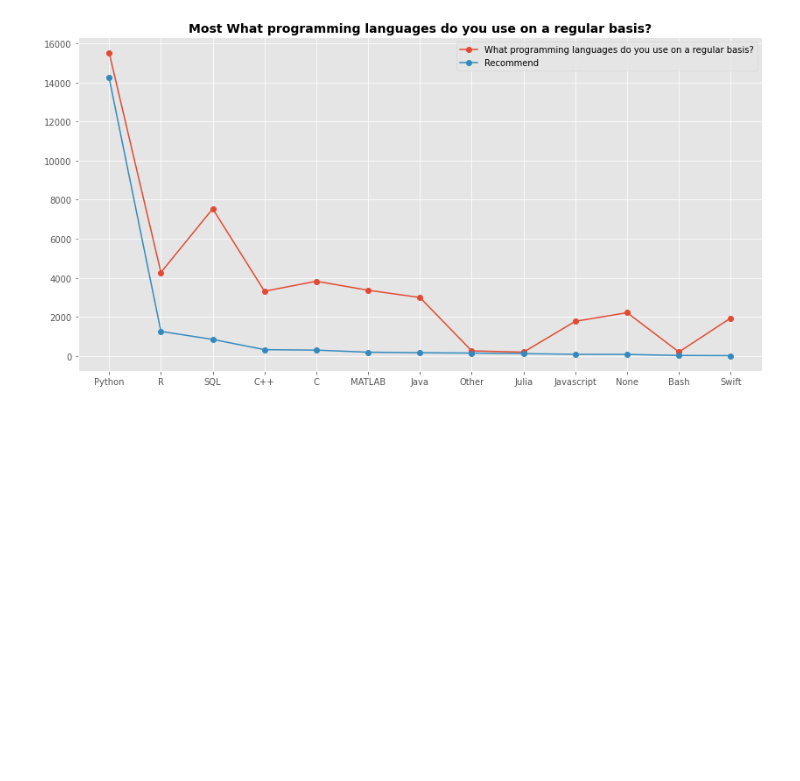
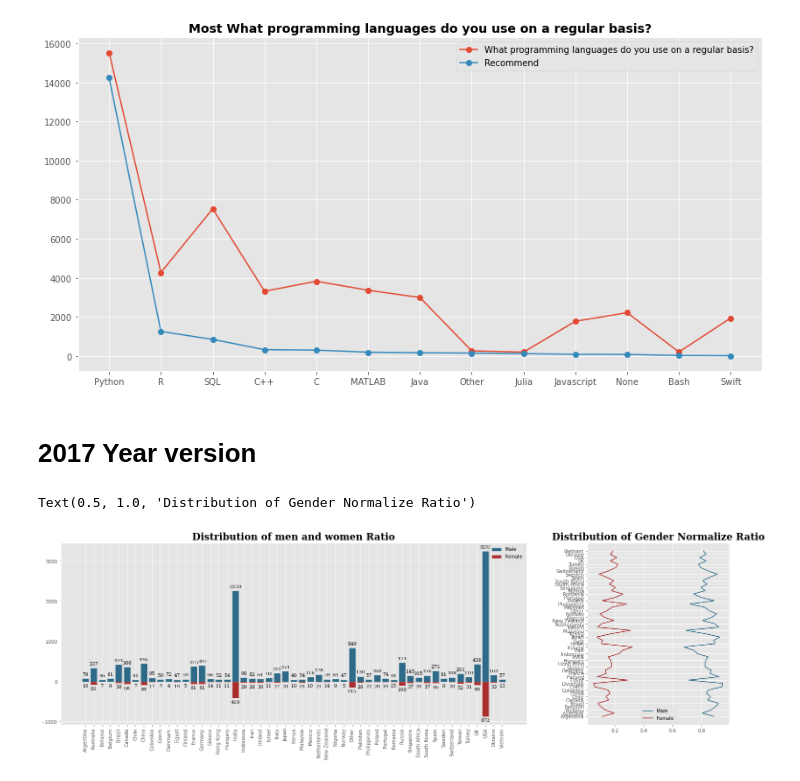
Before and after one commit to O-Kpy/Project, a Jupyter notebook: Kaggle_Survey_viz_Project.ipynb, the cells around one changed output. Saved outputs shown, nothing was run; the diff lists cells and outputs as text; code cells hidden in the pictures; blank space fills up the shorter version.

```diff
--- a/Kaggle_Survey_viz_Project.ipynb
+++ b/Kaggle_Survey_viz_Project.ipynb
@@ -427,5 +463,37 @@ plt.legend()
 # %% [output]
 <matplotlib.legend.Legend at 0x...>
 [figure]
+# %% [markdown]
+# 2017 Year version
+# %%
+data = pd.read_csv('/content/drive/MyDrive/dataset/kaggle/kaggle survey/2017/multipleChoiceResponses.csv', encoding='ISO-8859-1')
+# %%
+data['Country'] = data['Country'].replace({'United States':'USA', 'United Kingdom':'UK', 'Czech Republic':'Czech', "People 's Republic of China":'China', 'Republic of China':'China'})
+data['GenderSelect'] = data['GenderSelect'].replace({'Non-binary, genderqueer, or gender non-conforming':np.NaN, 'Non-binary':np.NaN, 'A different identity':np.NaN})
+# %%
+j_g = data.groupby('Country')['GenderSelect'].value_counts().unstack()
+j_g_norm = data.groupby('Country')['GenderSelect'].value_counts(normalize=True).unstack()
+
+
+
+fig, ax = plt.subplots(1,2,figsize=(25,7), gridspec_kw={'width_ratios':[2.3, 0.7]})
+ax[0].bar(j_g.index, j_g['Male'], label='Male', color='#004c70', alpha=0.8, edgecolor='white')
+for j, i in enumerate(j_g.index):
+  ax[0].annotate(f"{j_g['Male'].loc[i]}", xy=(j, j_g['Male'].loc[i]+100), ha='center', va='center', fontweight='light', fontfamily='serif')
+ax[0].bar(j_g.index, -j_g['Female'], label='Female', color='#990000', alpha=0.8, edgecolor='white')
+for j, i in enumerate(j_g.index):
+  ax[0].annotate(f"{j_g['Female'].loc[i]}", xy=(j, -j_g['Female'].loc[i]-100), ha='center', va='center', fontweight='light', fontfamily='serif')
+
+ax[0].legend()
+ax[0].set_xticklabels(j_g.index ,rotation=90)
+ax[0].set_title('Distribution of men and women Ratio', fontdict=font)
+
+ax[1].plot(j_g_norm['Male'], j_g_norm.index, color='#004c70', label='Male', alpha=0.8)
+ax[1].plot(j_g_norm['Female'], j_g_norm.index, color='#990000', label='Female', alpha=0.8)
+ax[1].legend()
+ax[1].set_title('Distribution of Gender Normalize Ratio', fontdict=font)
+# %% [output]
+Text(0.5, 1.0, 'Distribution of Gender Normalize Ratio')
+[figure, added]
 # %%
 sns.diverging_palette(220, 20)
```
Also changed, not shown: parts of 5 cells of this notebook.
